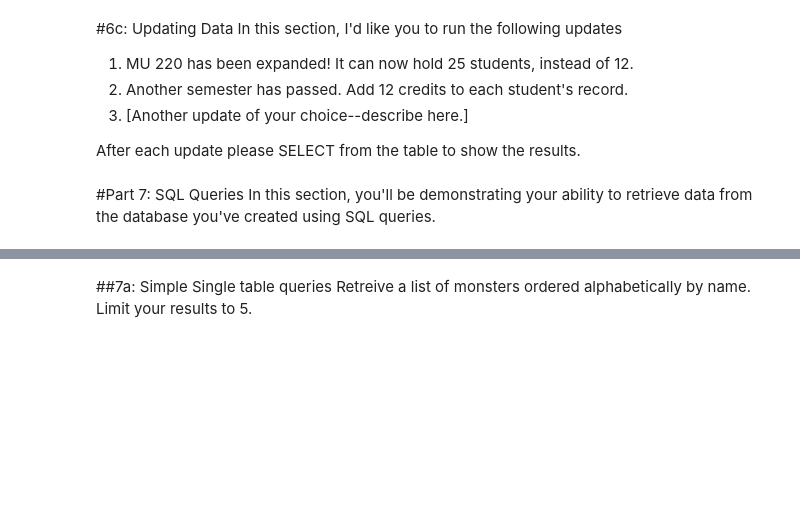
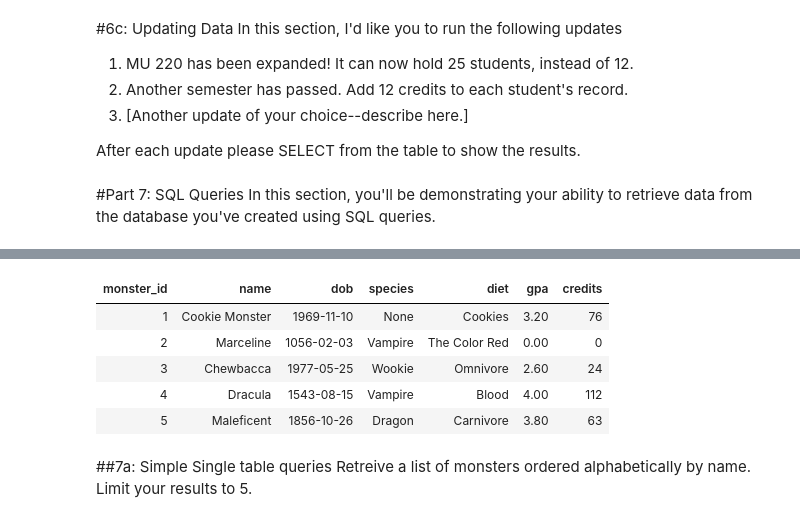
Before and after one commit to brendanpshea/database_class, a Jupyter notebook: Database_and_SQL_Final_Project_Pt_3.ipynb, the cells around one changed output, grey strips where cells are left out. Saved outputs shown, nothing was run; the diff lists cells and outputs as text; code cells hidden in the pictures; blank space fills up the shorter version.

```diff
--- a/Database_and_SQL_Final_Project_Pt_3.ipynb
+++ b/Database_and_SQL_Final_Project_Pt_3.ipynb
@@ -353,3 +372,74 @@ After each update please SELECT from the table to show the results.
 # %% [markdown]
 #Part 7: SQL Queries
 In this section, you'll be demonstrating your ability to retrieve data from the database you've created using SQL queries.
+# %%
+%%sql
+DROP TABLE IF EXISTS MonstersB CASCADE;
+DROP TABLE IF EXISTS LocationsB CASCADE;
+DROP TABLE IF EXISTS ClassesB CASCADE;
+DROP TABLE IF EXISTS EnrolledB CASCADE;
+DROP TABLE IF EXISTS AlumniB;
+
+CREATE TABLE MonstersB(
+  monster_id INTEGER PRIMARY KEY,
+  name VARCHAR(26),
+  dob DATE,
+  species VARCHAR(10),
+  diet VARCHAR(15),
+  gpa NUMERIC(3,2),
+  credits INTEGER
+);
+
+DROP TABLE IF EXISTS LocationsB;
+CREATE TABLE LocationsB(
+  location_id INTEGER PRIMARY KEY,
+  building_code CHAR(2),
+  room_num INTEGER,
+  capacity INTEGER
+);
+
+DROP TABLE IF EXISTS ClassesB;
+CREATE TABLE ClassesB(
+  class_id INTEGER PRIMARY KEY,
+  title VARCHAR(20),
+  location_id INTEGER,
+  duration INTEGER,
+  days VARCHAR(5),
+  start_time TIME,
+  instructor_id INTEGER,
+  FOREIGN KEY(location_id) REFERENCES LocationsB(location_id),
+  FOREIGN KEY(instructor_id) REFERENCES MonstersB(monster_id)
+);
+
+DROP TABLE IF EXISTS EnrolledB;
+CREATE TABLE EnrolledB(
+  monster_id INTEGER,
+  class_id INTEGER,
+  role CHAR(1), -- 'S' for student and 'T" for teacher
+  FOREIGN KEY(monster_id) REFERENCES MonstersB(monster_id),
+  FOREIGN KEY(class_id) REFERENCES ClassesB(class_id),
+  PRIMARY KEY(monster_id, class_id)
+);
+
+DROP TABLE IF EXISTS AlumniB;
+CREATE TABLE AlumniB(
+  monster_id INTEGER PRIMARY KEY,
+  FOREIGN KEY(monster_id) REFERENCES MonstersB(monster_id),
+  grad_year INTEGER,
+  degree VARCHAR(12)
+);
+
+INSERT INTO MonstersB(monster_id, name, dob, species, diet, gpa, credits)
+  VALUES(1, 'Cookie Monster', '1969-11-10', NULL, 'Cookies', 3.2, 76);
+INSERT INTO MonstersB(monster_id, name, dob, species, diet, gpa, credits)
+  VALUES(2, 'Marceline', '1056-02-03', 'Vampire', 'The Color Red', 0.0, 0);
+INSERT INTO MonstersB(monster_id, name, dob, species, diet, gpa, credits)
+  VALUES(3, 'Chewbacca', '1977-05-25', 'Wookie', 'Omnivore', 2.6, 24);
+INSERT INTO MonstersB(monster_id, name, dob, species, diet, gpa, credits)
+  VALUES(4, 'Dracula', '1543-08-15', 'Vampire', 'Blood', 4.0, 112);
+INSERT INTO MonstersB(monster_id, name, dob, species, diet, gpa, credits)
+  VALUES(5, 'Maleficent', '1856-10-26', 'Dragon', 'Carnivore', 3.8, 63);
+
+
+SELECT * FROM MonstersB;
+# %% [output]
@@ -356,3 +463,9 @@ In this section, you'll be demonstrating your ability to retrieve data from the
+| monster_id | name | dob | species | diet | gpa | credits |
+| 1 | Cookie Monster | 1969-11-10 | None | Cookies | 3.20 | 76 |
+| 2 | Marceline | 1056-02-03 | Vampire | The Color Red | 0.00 | 0 |
+| 3 | Chewbacca | 1977-05-25 | Wookie | Omnivore | 2.60 | 24 |
+| 4 | Dracula | 1543-08-15 | Vampire | Blood | 4.00 | 112 |
+| 5 | Maleficent | 1856-10-26 | Dragon | Carnivore | 3.80 | 63 |
 # %% [markdown]
 ##7a: Simple Single table queries
 Retreive a list of monsters ordered alphabetically by name. Limit your results to 5.
```
Also changed, not shown: parts of 3 cells of this notebook.
